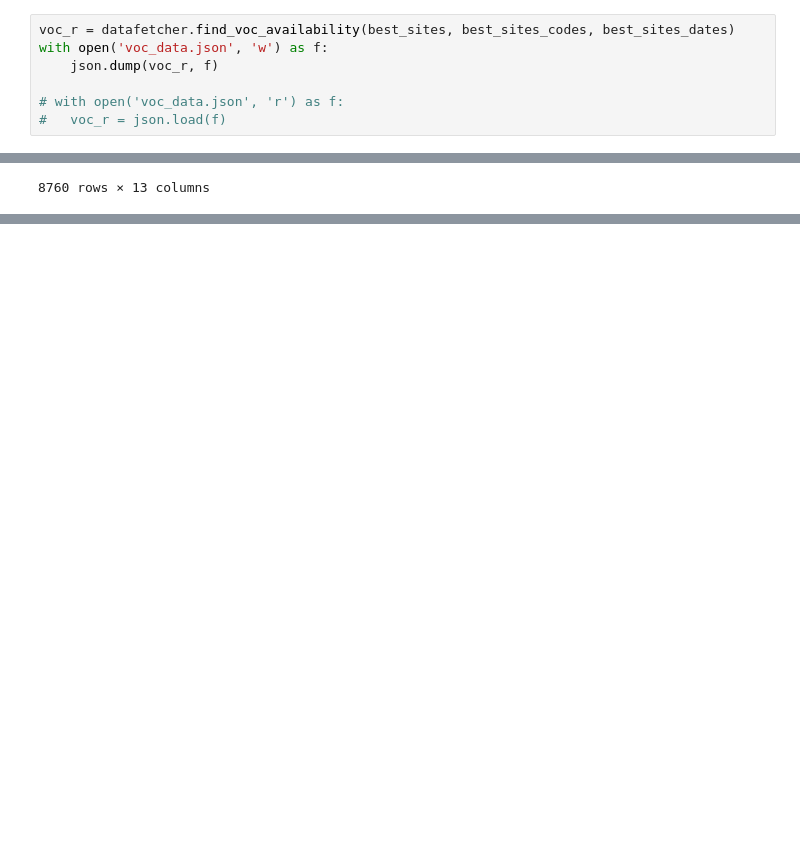
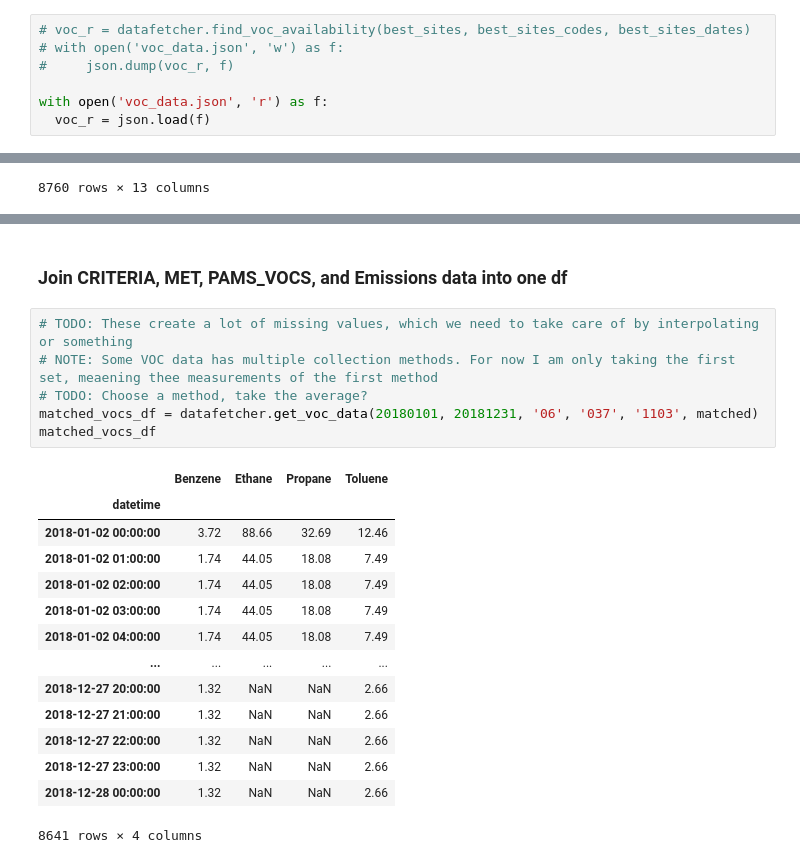
Before and after one commit to Tcintra/chem150, a Jupyter notebook: lab_notebook.ipynb, the cells around one changed output, grey strips where cells are left out. Cells and saved outputs as stored; diff of their text form; blank space fills up the shorter version.

```diff
--- a/lab_notebook.ipynb
+++ b/lab_notebook.ipynb
@@ -140,9 +143,9 @@ best_sites
  'Pico Rivera #2',
  'Santa Clarita']
 # %%
-voc_r = datafetcher.find_voc_availability(best_sites, best_sites_codes, best_sites_dates)
-with open('voc_data.json', 'w') as f:
-    json.dump(voc_r, f)
+# voc_r = datafetcher.find_voc_availability(best_sites, best_sites_codes, best_sites_dates)
+# with open('voc_data.json', 'w') as f:
+#     json.dump(voc_r, f)
 
-# with open('voc_data.json', 'r') as f:
-#   voc_r = json.load(f)
+with open('voc_data.json', 'r') as f:
+  voc_r = json.load(f)
@@ -297,0 +319,23 @@ df.to_csv('./data/sample.csv')
+# %% [markdown]
+### Join CRITERIA, MET, PAMS_VOCS, and Emissions data into one df
+# %%
+# TODO: These create a lot of missing values, which we need to take care of by interpolating or something
+# NOTE: Some VOC data has multiple collection methods. For now I am only taking the first set, meaening thee measurements of the first method
+# TODO: Choose a method, take the average?
+matched_vocs_df = datafetcher.get_voc_data(20180101, 20181231, '06', '037', '1103', matched)
+matched_vocs_df
+# %% [output]
+|  | Benzene | Ethane | Propane | Toluene |
+| datetime |  |  |  |  |
+| 2018-01-02 00:00:00 | 3.72 | 88.66 | 32.69 | 12.46 |
+| 2018-01-02 01:00:00 | 1.74 | 44.05 | 18.08 | 7.49 |
+| 2018-01-02 02:00:00 | 1.74 | 44.05 | 18.08 | 7.49 |
+| 2018-01-02 03:00:00 | 1.74 | 44.05 | 18.08 | 7.49 |
+| 2018-01-02 04:00:00 | 1.74 | 44.05 | 18.08 | 7.49 |
+| ... | ... | ... | ... | ... |
+| 2018-12-27 20:00:00 | 1.32 | NaN | NaN | 2.66 |
+| 2018-12-27 21:00:00 | 1.32 | NaN | NaN | 2.66 |
+| 2018-12-27 22:00:00 | 1.32 | NaN | NaN | 2.66 |
+| 2018-12-27 23:00:00 | 1.32 | NaN | NaN | 2.66 |
+| 2018-12-28 00:00:00 | 1.32 | NaN | NaN | 2.66 |
+8641 rows × 4 columns
```
Also changed, not shown: parts of 13 cells of this notebook, 3 other files.
